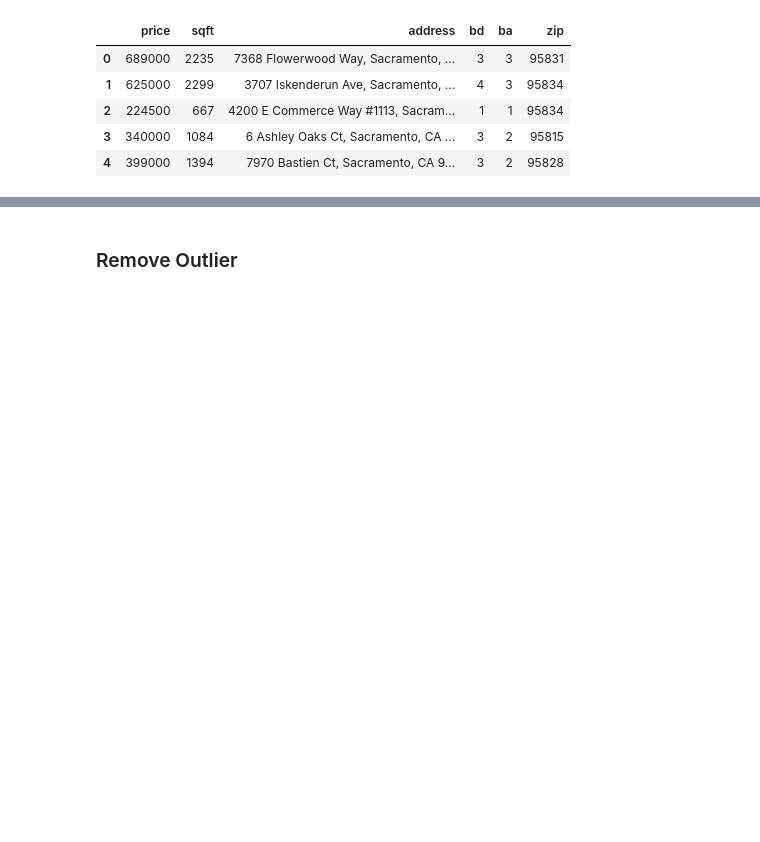
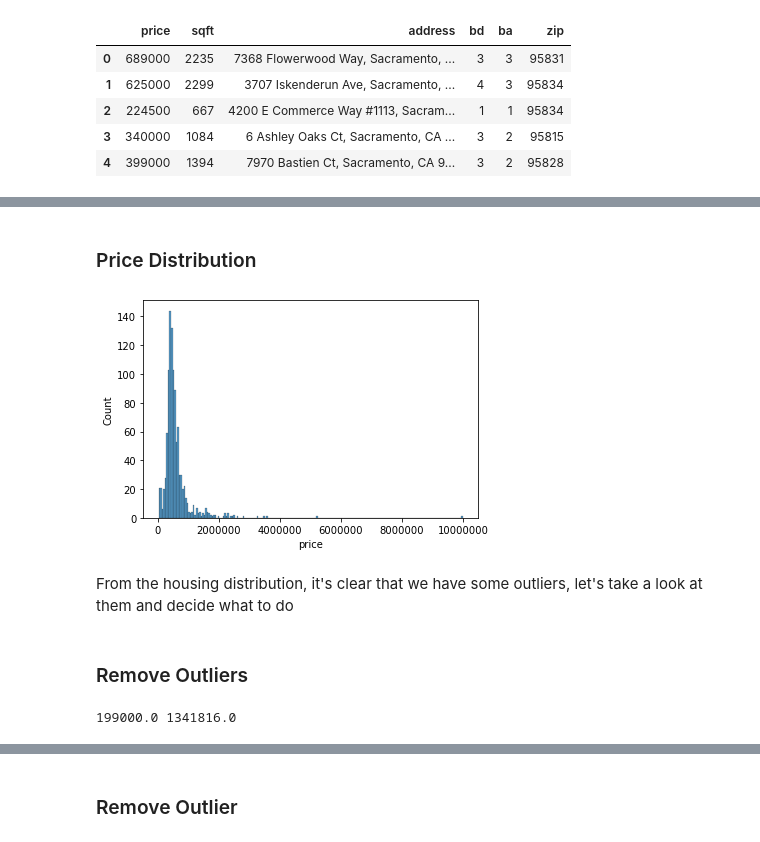
Before and after one commit to PlacidSerene/Housing-Analysis, a Jupyter notebook: House_Prediction.ipynb, the cells around one changed output, grey strips where cells are left out. Cells and saved outputs as stored; diff of their text form; code cells hidden in the pictures; blank space fills up the shorter version.

Commit message:
remove outlier start

```diff
--- a/House_Prediction.ipynb
+++ b/House_Prediction.ipynb
@@ -397,2 +363,0 @@ See the caveats in the documentation: https://pandas.pydata.org/pandas-docs/stab
-# %%
-df['zip'] = df['address'].str.replace(r'^(95)')
@@ -413,2 +363,0 @@ df['zip'] = df['address'].str.replace(r'^(95)')
-# %%
-df['address'] = df['address'].str.replace(',, ,',', ')
@@ -439,2 +363,0 @@ df
-# %%
-df['city'] = df['city_and_code'].str.extract('^([^,]*)')
@@ -447,2 +363,0 @@ See the caveats in the documentation: https://pandas.pydata.org/pandas-docs/stab
-# %%
-df['zip'] = df['city_and_code'].str.extract('(\d+)')
@@ -470,0 +372,16 @@ df
+# %% [markdown]
+### Price Distribution
+# %%
+plt.ticklabel_format(style='plain', axis='x')
+sb.histplot(data=df, x='price');
+# %% [output]
+[figure, added]
+# %% [markdown]
+From the housing distribution, it's clear that we have some outliers, let's take a look at them and decide what to do
+# %% [markdown]
+### Remove Outliers
+# %%
+min_threshold, max_threshold = df['price'].quantile([0.05,0.95])
+print(min_threshold,max_threshold)
+# %% [output]
+199000.0 1341816.0
```
Also changed, not shown: parts of 30 cells of this notebook.
